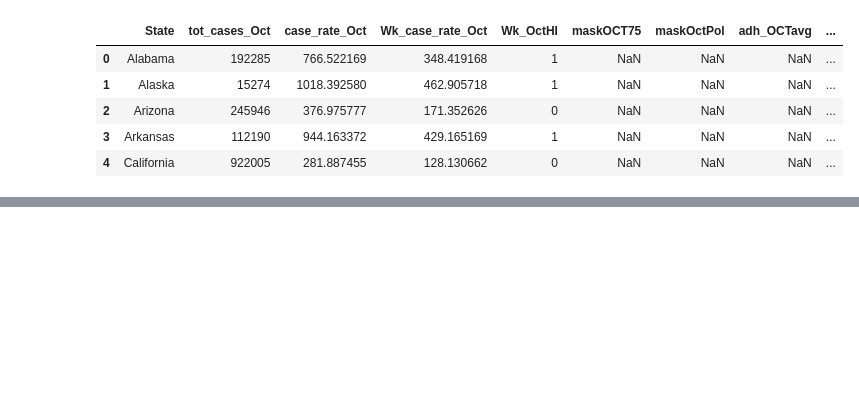
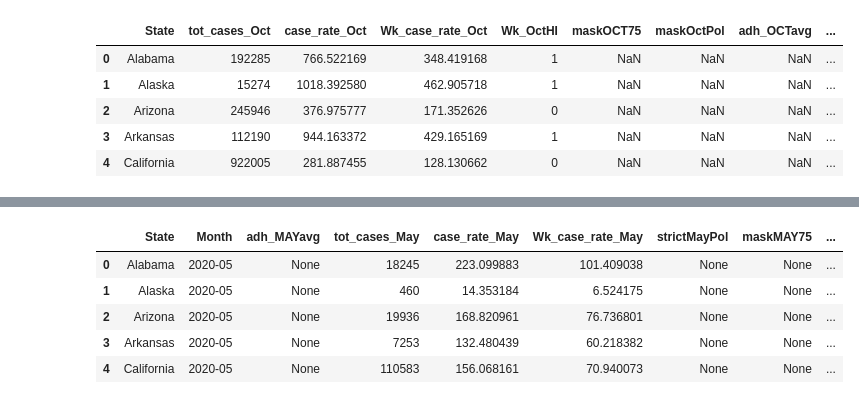
Before and after one commit to michael-sorensen/ETL-Project, a Jupyter notebook: Final_ETL.ipynb, the cells around one changed output, grey strips where cells are left out. Cells and saved outputs as stored; diff of their text form; code cells hidden in the pictures; blank space fills up the shorter version.

```diff
--- a/Final_ETL.ipynb
+++ b/Final_ETL.ipynb
@@ -121,0 +122,9 @@ cities_data_df.to_csv('Output_Data/cities_df.csv', index = False)
+# %%
+pd.read_sql_query('select * from may', con=engine).head()
+# %% [output]
+|  | State | Month | adh_MAYavg | tot_cases_May | case_rate_May | Wk_case_rate_May | strictMayPol | maskMAY75 | ... |
+| 0 | Alabama | 2020-05 | None | 18245 | 223.099883 | 101.409038 | None | None | ... |
+| 1 | Alaska | 2020-05 | None | 460 | 14.353184 | 6.524175 | None | None | ... |
+| 2 | Arizona | 2020-05 | None | 19936 | 168.820961 | 76.736801 | None | None | ... |
+| 3 | Arkansas | 2020-05 | None | 7253 | 132.480439 | 60.218382 | None | None | ... |
+| 4 | California | 2020-05 | None | 110583 | 156.068161 | 70.940073 | None | None | ... |
```
Also changed, not shown: parts of 11 cells of this notebook.
